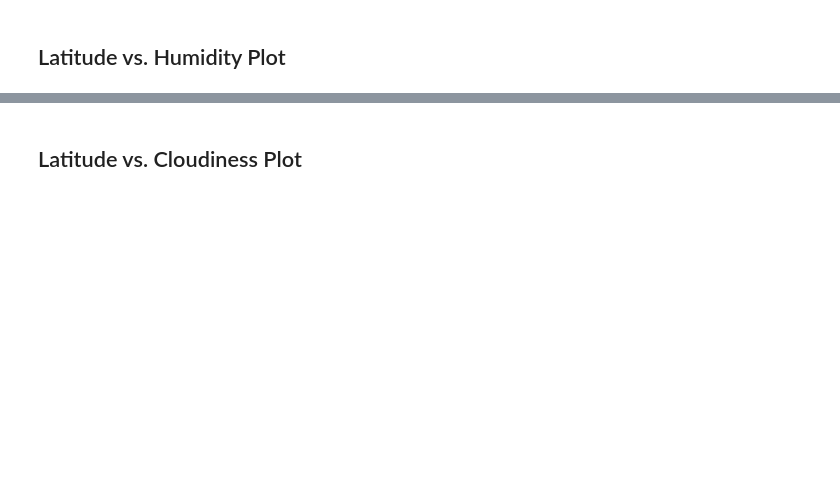
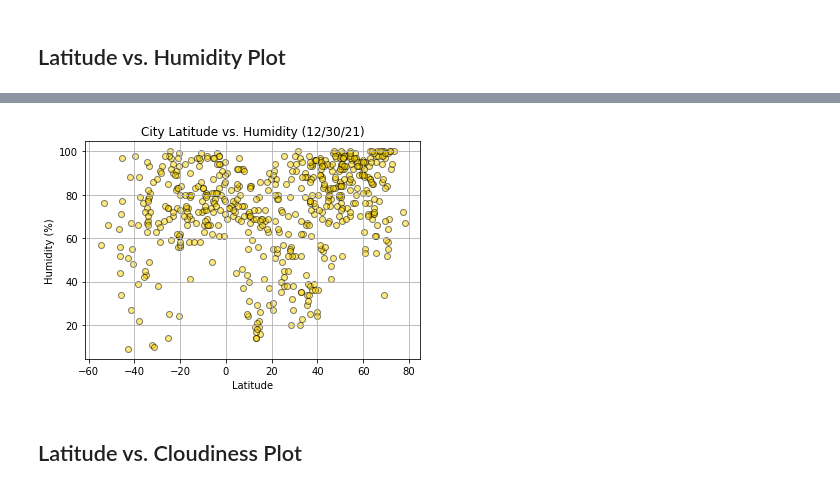
Before and after one commit to skesamsetty/python-api-challenge, a Jupyter notebook: starter_code/WeatherPy/WeatherPy.ipynb, the cells around one changed output, grey strips where cells are left out. Drawn from its saved outputs; the diff is of its cells as text; code cells hidden in the pictures; blank space fills up the shorter version.

```diff
--- a/starter_code/WeatherPy/WeatherPy.ipynb
+++ b/starter_code/WeatherPy/WeatherPy.ipynb
@@ -222,2 +258,15 @@ Int64Index([], dtype='int64')
+# %%
+x = cleanCityWeatherDF['Lat']
+y = cleanCityWeatherDF['Humidity']
+
+plt.title(f'City Latitude vs. Humidity ({time.strftime("%x")})')
+plt.xlabel("Latitude")
+plt.ylabel('Humidity (%)')
+plt.scatter(x, y, color="gold", alpha=0.5, edgecolors="black")
+plt.grid()
+plt.savefig("../../Images/WeatherPy_CityLat_vs_Humidity.png")
+plt.show()
+# %% [output]
+[figure, added]
 # %% [markdown]
 ## Latitude vs. Cloudiness Plot
```
Also changed, not shown: parts of 46 cells of this notebook, 13 other files.
